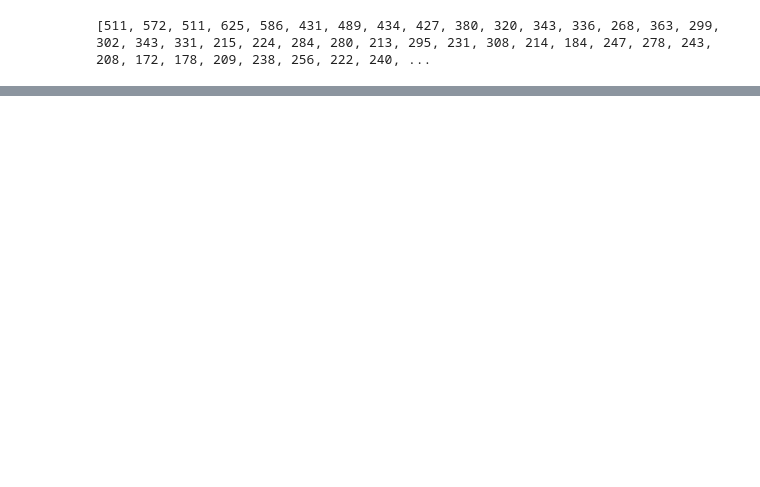
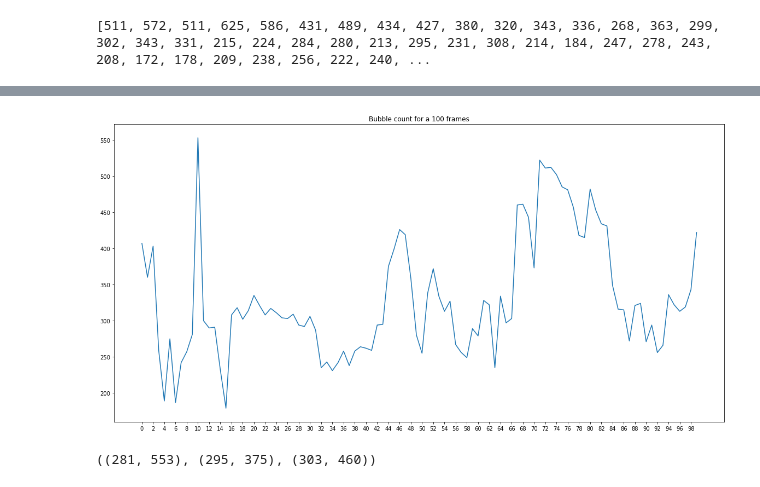
Before and after one commit to Ahmedbendaouia/MIC-DS23-Froth-Stabality, a Jupyter notebook: bulle-size-v12-F.ipynb, the cells around one changed output, grey strips where cells are left out. Drawn from its saved outputs; the diff is of its cells as text; code cells hidden in the pictures; blank space fills up the shorter version.

```diff
--- a/bulle-size-v12-F.ipynb
+++ b/bulle-size-v12-F.ipynb
@@ -201,6 +182,6 @@ def bubble_size_distribution(path_img, size_img, list_max_group_perimeters, list
     # segment the image
     markers, gray_img = image_segmentation(path_img, size_img, display_results)
     # extract bubble size measurements
-    total_number, list_percentages, list_averages = bubble_size_measurements(markers, gray_img, list_max_group_perimeters, list_max_group_areas, pixels_to_mm)
+    total_number, list_percentages = bubble_size_measurements(markers, gray_img, list_max_group_perimeters, list_max_group_areas, pixels_to_mm)
 
-    return total_number, list_percentages, list_averages
+    return total_number, list_percentages
@@ -244,7 +237,7 @@ list_max_group_perimeters = [100, 300, 500]
 list_max_group_areas = [500, 1000, 2000]
 pixels_to_mm = 1
 
-total_number, list_percentages, list_averages = bubble_size_distribution(frame, size_img, list_max_group_perimeters, list_max_group_areas, pixels_to_mm, display_results = True)
+total_number, list_percentages = bubble_size_distribution(frame, size_img, list_max_group_perimeters, list_max_group_areas, pixels_to_mm, display_results = True)
 # if display_results == True the function will display the images results in each step of segmentation
 
 print(total_number)
@@ -278,12 +282,20 @@ print(f"video frame resolution: {frame_width} x {frame_height}")
 # %% [output]
 video frame resolution: 1280 x 720
 # %%
+%%time
+list_max_group_perimeters = [100, 300, 500]
+list_max_group_areas = [500, 1000, 2000]
+pixels_to_mm = 1
+
 Bubble_number_list = []
-for i in range(0, frame_count):
+groups_list = []
+size_img = (frame_height, frame_width)
+for i in range(0, round(frame_count/4)):
     cap.set(cv2.CAP_PROP_POS_FRAMES, i)
     ret, frame = cap.read()
     if ret:
-        total_number, list_percentages, list_averages = bubble_size_distribution(frame, size_img, list_max_group_perimeters, list_max_group_areas, pixels_to_mm, display_results = False)
+        total_number, list_percentages = bubble_size_distribution(frame, size_img, list_max_group_perimeters, list_max_group_areas, pixels_to_mm, display_results = False)
         Bubble_number_list.append(total_number)
+        groups_list.append(list_percentages)
     else:
         print(f"frame {i} is not read")
@@ -314,0 +309,9 @@ for i in range(0, len(Bubble_number_list), 100):
+# %%
+plt.figure(figsize=(20,10))
+plt.plot(Bubble_number_list[100:200])
+plt.title('Bubble count for a 100 frames')
+x = np.arange(0, 100, 2)
+plt.xticks(x)
+plt.show()
+# %% [output]
+[figure, added]
@@ -314,0 +342,4 @@ for i in range(0, len(Bubble_number_list), 100):
+# %%
+(total_number125,total_number126), (total_number143,total_number144), (total_number166,total_number167)
+# %% [output]
+((281, 553), (295, 375), (303, 460))
```
Also changed, not shown: parts of 39 cells of this notebook, 1 other file.
